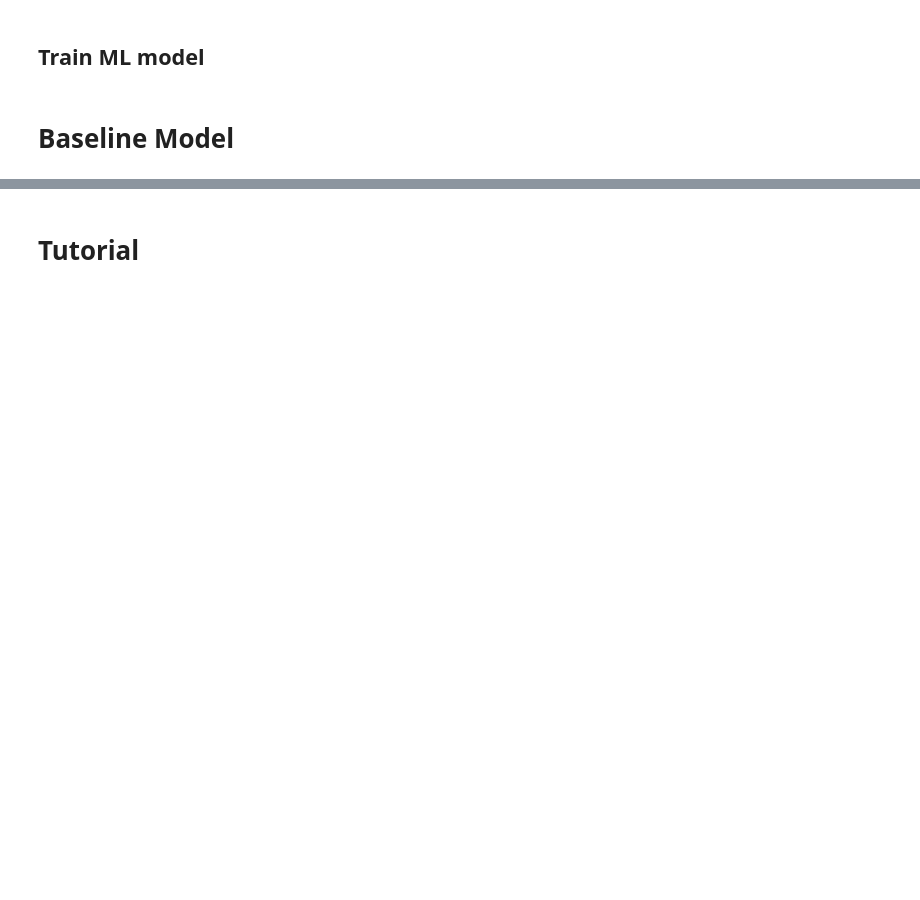
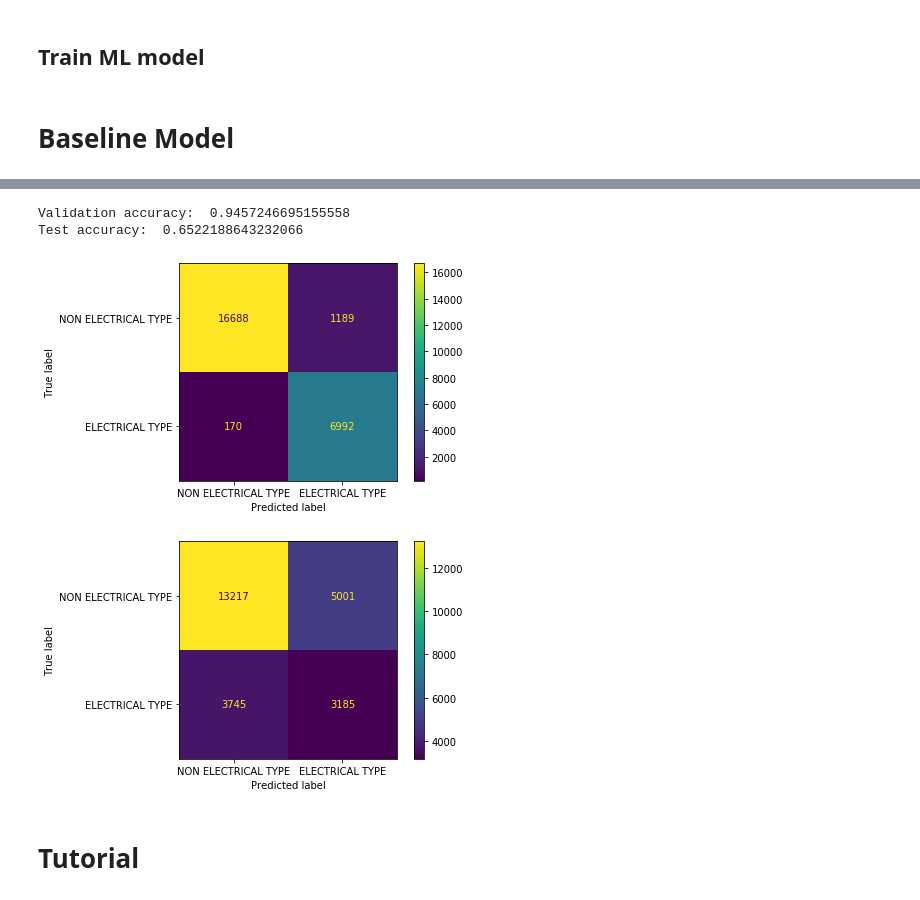
Before and after one commit to NikhilSawal/data_science_case_studies, a Jupyter notebook: buildzoom/solution.ipynb, the cells around one changed output, grey strips where cells are left out. Cells and saved outputs as stored; diff of their text form; code cells hidden in the pictures; blank space fills up the shorter version.

Commit message:
Add optimization parameters

```diff
--- a/buildzoom/solution.ipynb
+++ b/buildzoom/solution.ipynb
@@ -338,3 +471,57 @@ Baseline Model Training:  0.0008582729933550581
+# %%
+# Training model with XGBoost optimized parameters
+classifier = XGBClassifier(objective='binary:logistic',
+                           gamma=0.25,
+                           learning_rate=0.5,
+                           max_depth=6,
+                           reg_alpha=1.0,
+                           scale_pos_weight=3,
+                           use_label_encoder=False,
+                           subsample=0.9,
+                           colsample_bytree=0.5,
+                           seed=10)
+
+model = classifier.fit(X_train,
+                       y_train,
+                       early_stopping_rounds=10,
+                       verbose=False,
+                       eval_metric='aucpr',
+                       eval_set=[(X_val, y_val)])
+
+# Plot confusion matrix for validation set
+plot_confusion_matrix(classifier,
+                      X_val,
+                      y_val,
+                      values_format='d',
+                      display_labels=["NON ELECTRICAL TYPE",
+                                      "ELECTRICAL TYPE"])
+
+
+
+# Plot confusion matrix for test set
+plot_confusion_matrix(classifier,
+                      X_test,
+                      y_test,
+                      values_format='d',
+                      display_labels=["NON ELECTRICAL TYPE",
+                                      "ELECTRICAL TYPE"])
+
+# Evaluating Model
+y_pred = classifier.predict(X_val)
+cm = confusion_matrix(y_val, y_pred)
+accuracy = accuracy_score(y_val, y_pred)
+print("Validation accuracy: ", accuracy)
+
+# Evaluating model on test
+y_test_pred = classifier.predict(X_test)
+cm_test = confusion_matrix(y_test, y_test_pred)
+accuracy_test = accuracy_score(y_test, y_test_pred)
+print("Test accuracy: ", accuracy_test)
+# %% [output]
+Validation accuracy:  0.9457246695155558
+Test accuracy:  0.6522188643232066
+[figure, added]
+[figure, added]
 # %% [markdown]
 # Tutorial
 # %%
```
Also changed, not shown: parts of 13 cells of this notebook.
